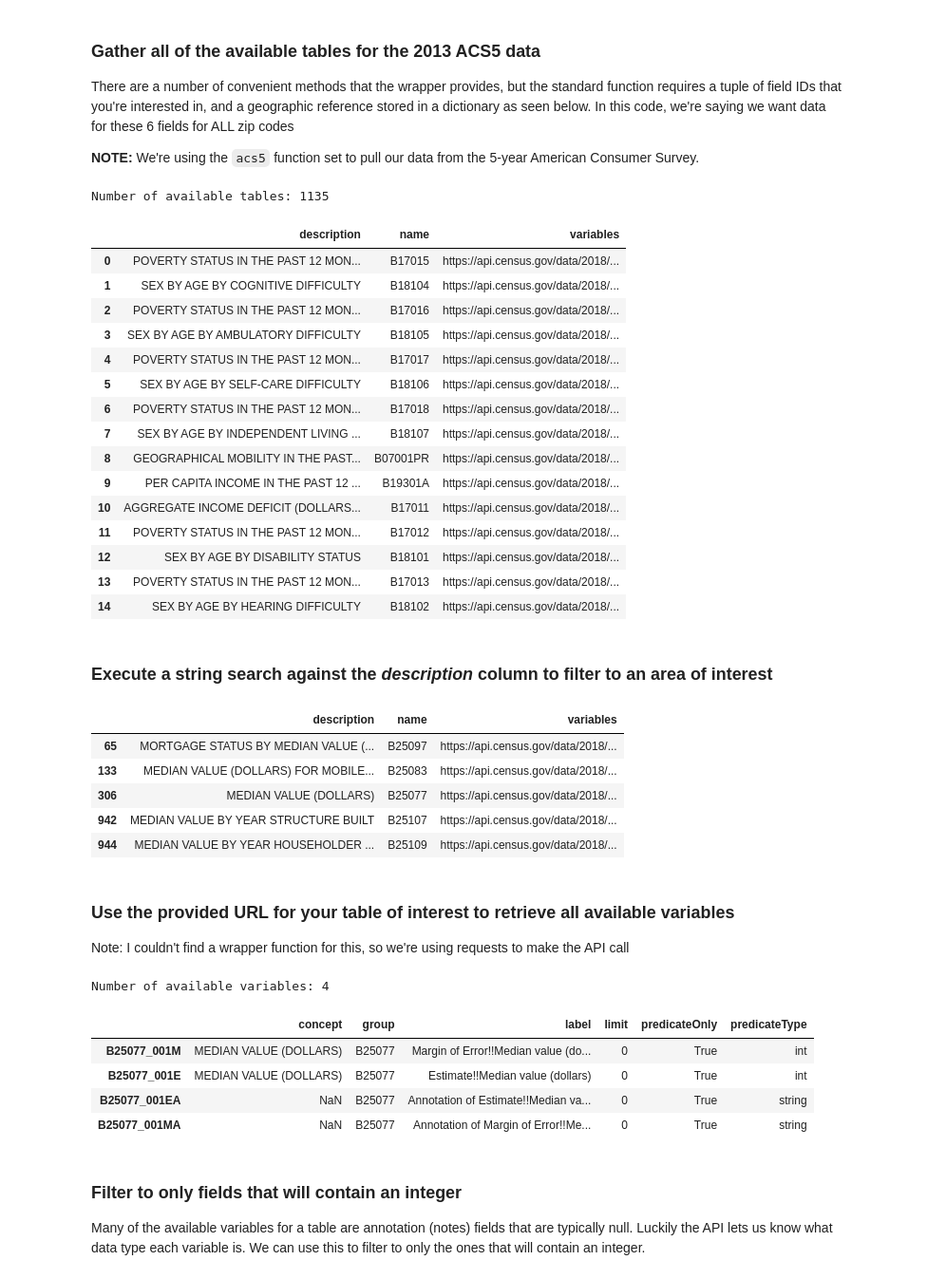
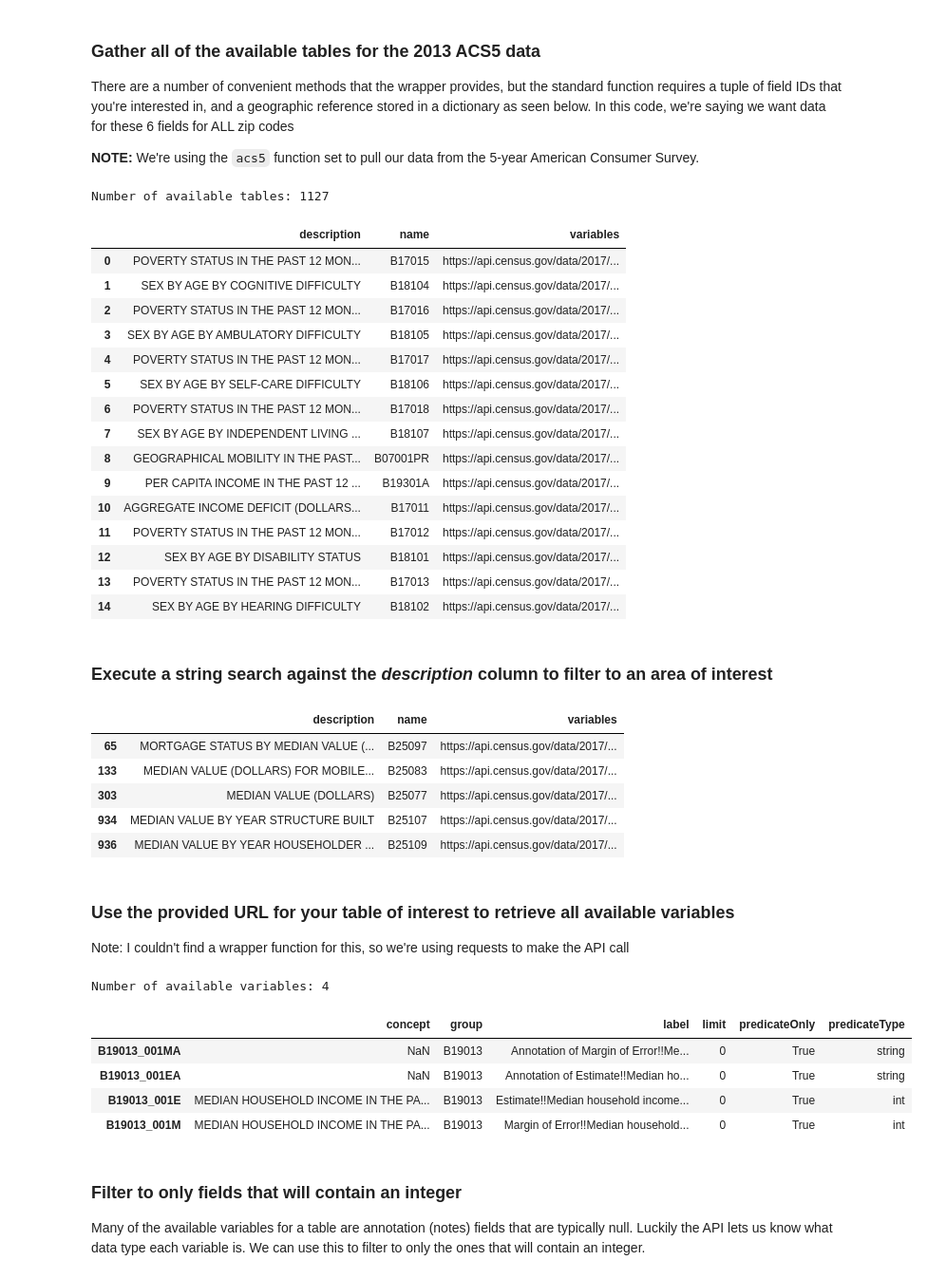
Before and after one commit to fpwirth/Final-Project, a Jupyter notebook: Notebooks/census_data.ipynb, the cells around one changed output. Shown: that part at 95% size. Saved outputs shown, nothing was run; the diff lists cells and outputs as text; code cells hidden in the pictures.

```diff
--- a/Notebooks/census_data.ipynb
+++ b/Notebooks/census_data.ipynb
@@ -20,7 +20,7 @@ import requests
 from config import api_key
 
 # provide the api key and the year to establish a session
-c = Census(api_key, year=2018)
+c = Census(api_key, year=2017)
 
 # Set an option to allow up to 300 characters to print in each column
 pd.set_option('max_colwidth', 300)
@@ -39,60 +39,60 @@ table_df = pd.DataFrame(tables)
 print(f"Number of available tables: {len(table_df)}")
 table_df.head(15)
 # %% [output]
-Number of available tables: 1135
+Number of available tables: 1127
 |  | description | name | variables |
-| 0 | POVERTY STATUS IN THE PAST 12 MON... | B17015 | https://api.census.gov/data/2018/... |
-| 1 | SEX BY AGE BY COGNITIVE DIFFICULTY | B18104 | https://api.census.gov/data/2018/... |
-| 2 | POVERTY STATUS IN THE PAST 12 MON... | B17016 | https://api.census.gov/data/2018/... |
-| 3 | SEX BY AGE BY AMBULATORY DIFFICULTY | B18105 | https://api.census.gov/data/2018/... |
-| 4 | POVERTY STATUS IN THE PAST 12 MON... | B17017 | https://api.census.gov/data/2018/... |
-| 5 | SEX BY AGE BY SELF-CARE DIFFICULTY | B18106 | https://api.census.gov/data/2018/... |
-| 6 | POVERTY STATUS IN THE PAST 12 MON... | B17018 | https://api.census.gov/data/2018/... |
-| 7 | SEX BY AGE BY INDEPENDENT LIVING ... | B18107 | https://api.census.gov/data/2018/... |
-| 8 | GEOGRAPHICAL MOBILITY IN THE PAST... | B07001PR | https://api.census.gov/data/2018/... |
-| 9 | PER CAPITA INCOME IN THE PAST 12 ... | B19301A | https://api.census.gov/data/2018/... |
-| 10 | AGGREGATE INCOME DEFICIT (DOLLARS... | B17011 | https://api.census.gov/data/2018/... |
-| 11 | POVERTY STATUS IN THE PAST 12 MON... | B17012 | https://api.census.gov/data/2018/... |
-| 12 | SEX BY AGE BY DISABILITY STATUS | B18101 | https://api.census.gov/data/2018/... |
-| 13 | POVERTY STATUS IN THE PAST 12 MON... | B17013 | https://api.census.gov/data/2018/... |
-| 14 | SEX BY AGE BY HEARING DIFFICULTY | B18102 | https://api.census.gov/data/2018/... |
+| 0 | POVERTY STATUS IN THE PAST 12 MON... | B17015 | https://api.census.gov/data/2017/... |
+| 1 | SEX BY AGE BY COGNITIVE DIFFICULTY | B18104 | https://api.census.gov/data/2017/... |
+| 2 | POVERTY STATUS IN THE PAST 12 MON... | B17016 | https://api.census.gov/data/2017/... |
+| 3 | SEX BY AGE BY AMBULATORY DIFFICULTY | B18105 | https://api.census.gov/data/2017/... |
+| 4 | POVERTY STATUS IN THE PAST 12 MON... | B17017 | https://api.census.gov/data/2017/... |
+| 5 | SEX BY AGE BY SELF-CARE DIFFICULTY | B18106 | https://api.census.gov/data/2017/... |
+| 6 | POVERTY STATUS IN THE PAST 12 MON... | B17018 | https://api.census.gov/data/2017/... |
+| 7 | SEX BY AGE BY INDEPENDENT LIVING ... | B18107 | https://api.census.gov/data/2017/... |
+| 8 | GEOGRAPHICAL MOBILITY IN THE PAST... | B07001PR | https://api.census.gov/data/2017/... |
+| 9 | PER CAPITA INCOME IN THE PAST 12 ... | B19301A | https://api.census.gov/data/2017/... |
+| 10 | AGGREGATE INCOME DEFICIT (DOLLARS... | B17011 | https://api.census.gov/data/2017/... |
+| 11 | POVERTY STATUS IN THE PAST 12 MON... | B17012 | https://api.census.gov/data/2017/... |
+| 12 | SEX BY AGE BY DISABILITY STATUS | B18101 | https://api.census.gov/data/2017/... |
+| 13 | POVERTY STATUS IN THE PAST 12 MON... | B17013 | https://api.census.gov/data/2017/... |
+| 14 | SEX BY AGE BY HEARING DIFFICULTY | B18102 | https://api.census.gov/data/2017/... |
 # %% [markdown]
 ### Execute a string search against the *description* column to filter to an area of interest
 # %%
 table_df[table_df['description'].str.contains("MEDIAN VALUE")]
 # %% [output]
 |  | description | name | variables |
-| 65 | MORTGAGE STATUS BY MEDIAN VALUE (... | B25097 | https://api.census.gov/data/2018/... |
-| 133 | MEDIAN VALUE (DOLLARS) FOR MOBILE... | B25083 | https://api.census.gov/data/2018/... |
-| 306 | MEDIAN VALUE (DOLLARS) | B25077 | https://api.census.gov/data/2018/... |
-| 942 | MEDIAN VALUE BY YEAR STRUCTURE BUILT | B25107 | https://api.census.gov/data/2018/... |
-| 944 | MEDIAN VALUE BY YEAR HOUSEHOLDER ... | B25109 | https://api.census.gov/data/2018/... |
+| 65 | MORTGAGE STATUS BY MEDIAN VALUE (... | B25097 | https://api.census.gov/data/2017/... |
+| 133 | MEDIAN VALUE (DOLLARS) FOR MOBILE... | B25083 | https://api.census.gov/data/2017/... |
+| 303 | MEDIAN VALUE (DOLLARS) | B25077 | https://api.census.gov/data/2017/... |
+| 934 | MEDIAN VALUE BY YEAR STRUCTURE BUILT | B25107 | https://api.census.gov/data/2017/... |
+| 936 | MEDIAN VALUE BY YEAR HOUSEHOLDER ... | B25109 | https://api.census.gov/data/2017/... |
 # %% [markdown]
 ### Use the provided URL for your table of interest to retrieve all available variables
 
 Note: I couldn't find a wrapper function for this, so we're using requests to make the API call
 # %%
 # Determine which table you're interested in
-table_id = 'B25077'
+table_id = 'B19013'
 
 # Capture the variables URL from the table_df
 url = table_df.loc[table_df['name']==table_id, 'variables'].values[0]
 
 # Make the API call
 response = requests.get(url).json()
 
 # convert the response to a DataFrame
 variables = pd.DataFrame(response['variables']).transpose()
 
 print(f"Number of available variables: {len(variables)}")
 variables
 # %% [output]
 Number of available variables: 4
 |  | concept | group | label | limit | predicateOnly | predicateType |
-| B25077_001M | MEDIAN VALUE (DOLLARS) | B25077 | Margin of Error!!Median value (do... | 0 | True | int |
-| B25077_001E | MEDIAN VALUE (DOLLARS) | B25077 | Estimate!!Median value (dollars) | 0 | True | int |
-| B25077_001EA | NaN | B25077 | Annotation of Estimate!!Median va... | 0 | True | string |
-| B25077_001MA | NaN | B25077 | Annotation of Margin of Error!!Me... | 0 | True | string |
+| B19013_001MA | NaN | B19013 | Annotation of Margin of Error!!Me... | 0 | True | string |
+| B19013_001EA | NaN | B19013 | Annotation of Estimate!!Median ho... | 0 | True | string |
+| B19013_001E | MEDIAN HOUSEHOLD INCOME IN THE PA... | B19013 | Estimate!!Median household income... | 0 | True | int |
+| B19013_001M | MEDIAN HOUSEHOLD INCOME IN THE PA... | B19013 | Margin of Error!!Median household... | 0 | True | int |
 # %% [markdown]
 ### Filter to only fields that will contain an integer
 
```
Also changed, not shown: parts of 7 cells of this notebook, 3 other files.
